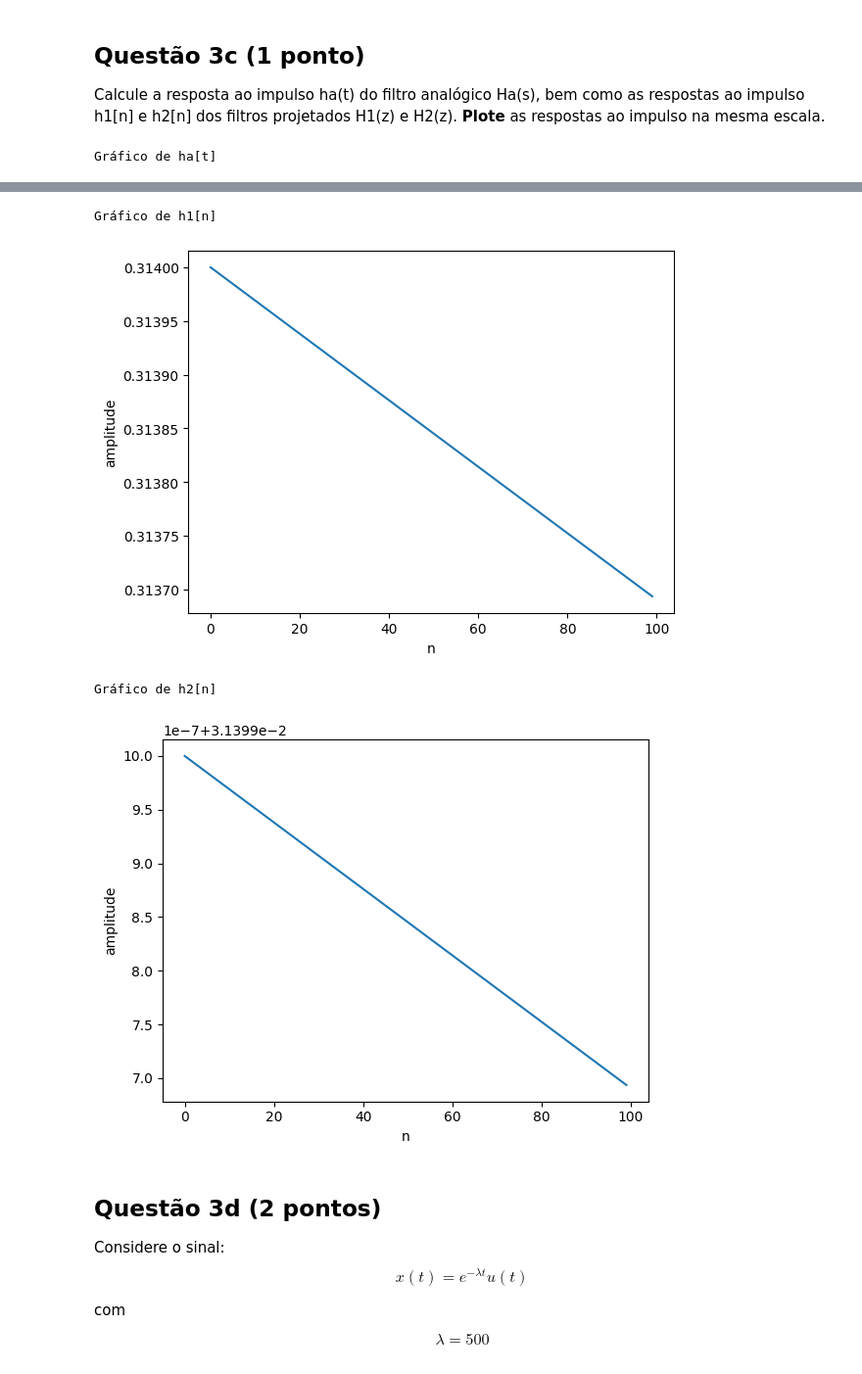
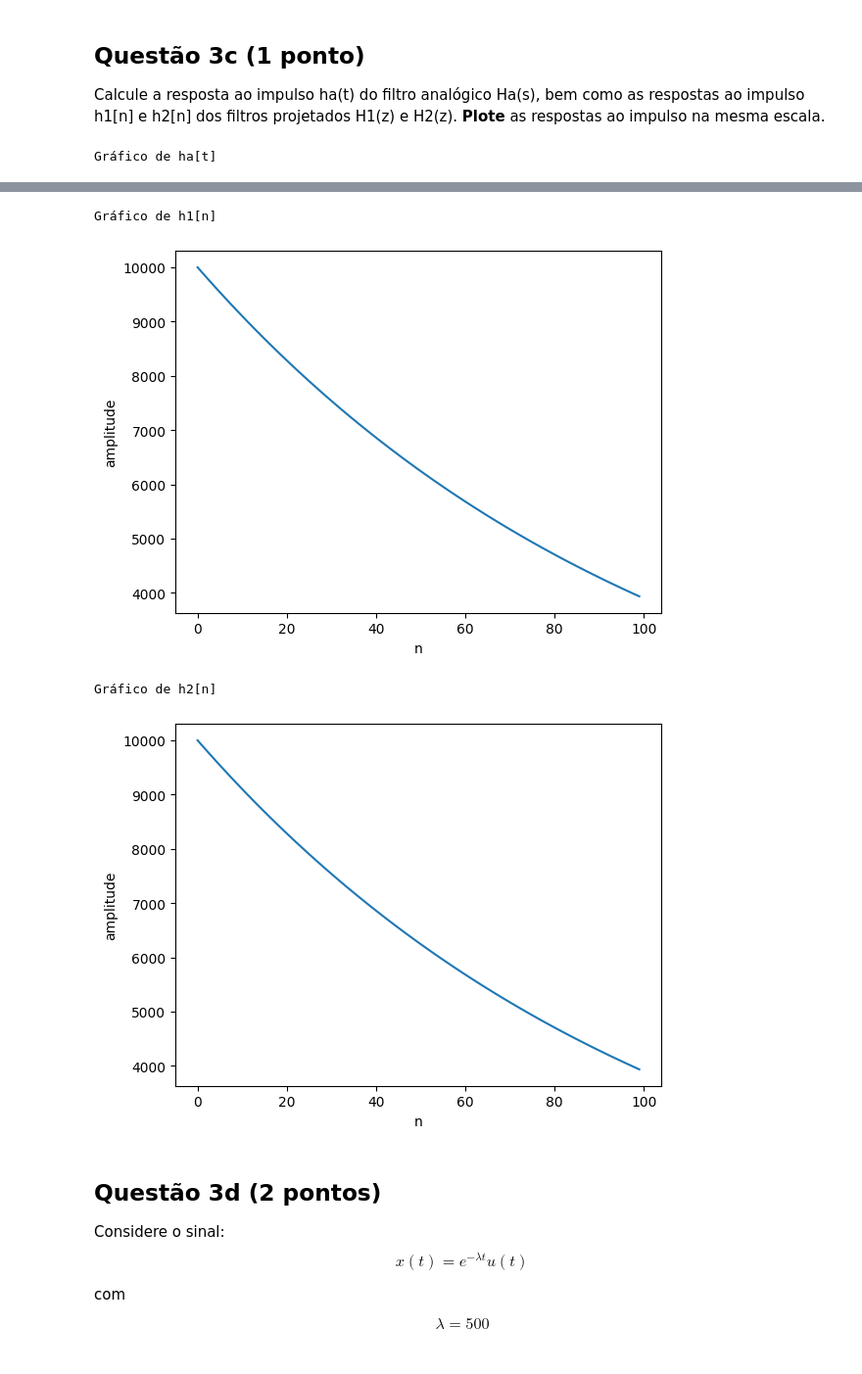
Before and after one commit to CristianoCTS/SSTD, a Jupyter notebook: Projeto-2/211028050-projeto2.ipynb, the cells around one changed output, grey strips where cells are left out. Shown at 98% size. Drawn from its saved outputs; the diff is of its cells as text; code cells hidden in the pictures.

```diff
--- a/Projeto-2/211028050-projeto2.ipynb
+++ b/Projeto-2/211028050-projeto2.ipynb
@@ -202,9 +104,11 @@ Plote a **resposta em frequência** do filtro projetado (magnitude e fase).
 # %%
 rm = []
 rf = []
-for j in range(360):
-    rm.append(resposta_magnitude1(j, 0.9))
-    rf.append(resposta_fase1(j, 0.9))
+for i in range(360):
+    omegaR = math.radians(i)
+    z = np.exp(1j * omegaR)
+    rm.append(resposta_magnitude1(i, 0.9))
+    rf.append(np.angle(funcao_de_transferencia1(z, 0.9)))
 
 
 print("Gráfico da resposta em magnitude")
@@ -287,9 +215,11 @@ Plote a **resposta em frequência** do filtro projetado (magnitude e fase).
 # %%
 rm = []
 rf = []
-for j in range(360):
-    rm.append(resposta_magnitude2(j, 0.9))
-    rf.append(resposta_fase2(j, 0.9))
+for i in range(360):
+    omegaR = math.radians(i)
+    z = np.exp(1j * omegaR)
+    rm.append(resposta_magnitude2(i, 0.9))
+    rf.append(np.angle(funcao_de_transferencia2(z, 0.9)))
 
 
 print("Gráfico da resposta em magnitude")
@@ -444,37 +431,37 @@ def h2(n):
 Lista_ha = []
 Lista_h1 = []
 Lista_h2 = []
 
 #Modifiquei os ranges para igualar as escalas devido as diferentes taxas de amostragem
 for i in range(100):
     Lista_ha.append(ha(i*0.000001))
-    Lista_h1.append(h1(i*0.0000314))
-    Lista_h2.append(h2(i*0.00000314))
+    Lista_h1.append(h1(i*0.03)/0.0000314)
+    Lista_h2.append(h2(i*0.3)/0.00000314)
 
 print("Gráfico de ha[t]")
 plt.plot(Lista_ha)
 plt.xlabel("t")
 plt.ylabel("amplitude")
 plt.show()
 
 print("Gráfico de h1[n]")
 plt.plot(Lista_h1)
 plt.xlabel("n")
 plt.ylabel("amplitude")
 plt.show()
 
 print("Gráfico de h2[n]")
 plt.plot(Lista_h2)
 plt.xlabel("n")
 plt.ylabel("amplitude")
 plt.show()
 # %% [output]
 Gráfico de ha[t]
 [figure]
 Gráfico de h1[n]
-[figure, old version]
+[figure, new version]
 Gráfico de h2[n]
-[figure, old version]
+[figure, new version]
 # %% [markdown]
 ## Questão 3d (2 pontos)
 
```
Also changed, not shown: parts of 13 cells of this notebook, 12 other files.
